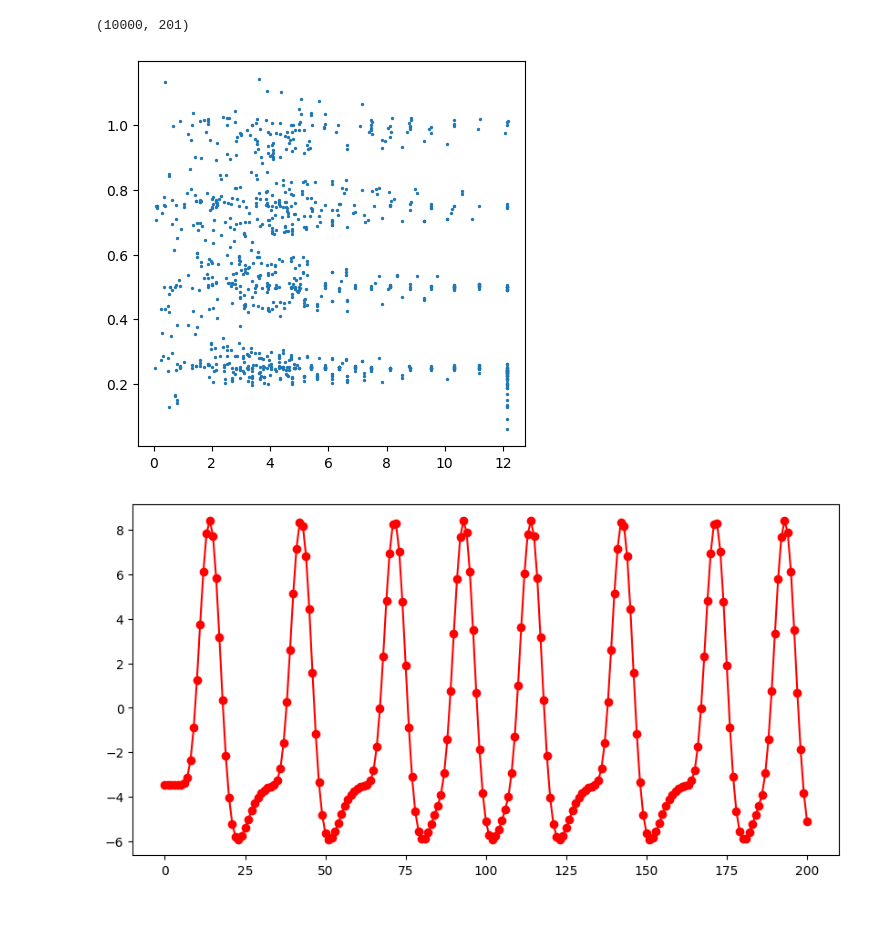
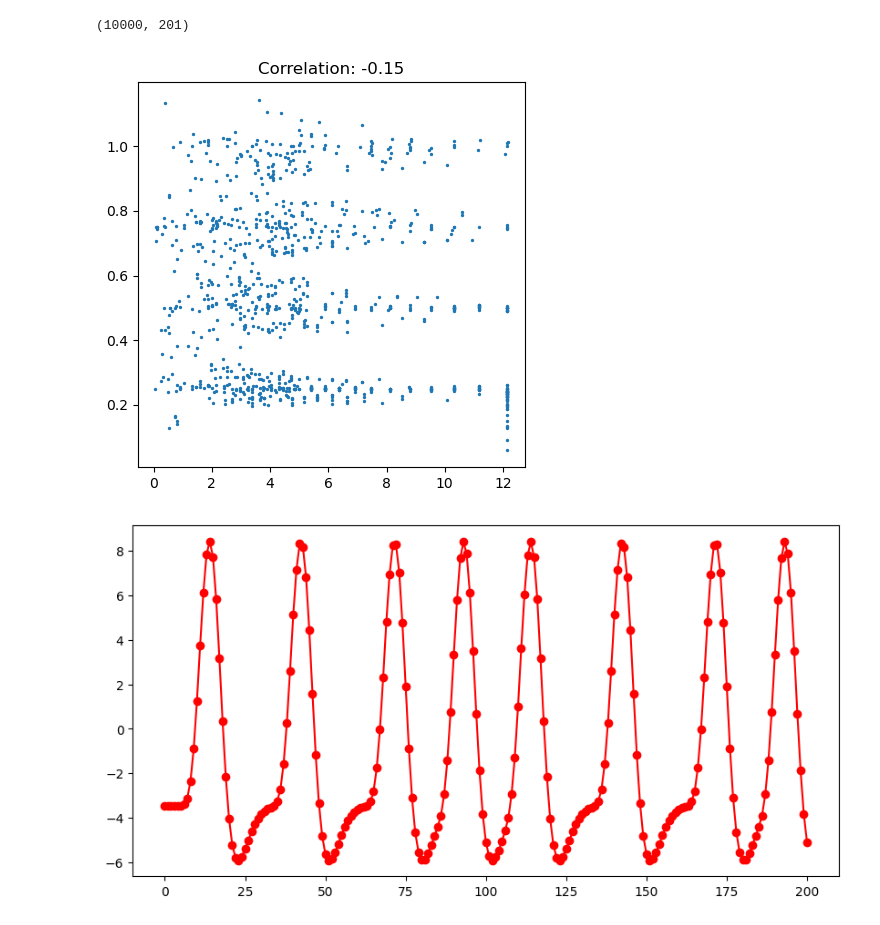
Before and after one commit to clayspacelab/popeye_model_fit, a Jupyter notebook: old/exploring_optimizers.ipynb, the cells around one changed output. Drawn from its saved outputs; the diff is of its cells as text; code cells hidden in the pictures.

```diff
--- a/exploring_optimizers.ipynb
+++ b/old/exploring_optimizers.ipynb
@@ -39,11 +39,15 @@ trueData.shape
 (10000, 201)
 # %%
 plt.figure(figsize=(5, 5))
+
+# Compute correlation
+corr = np.corrcoef(fitData[:, :, :, 3].flatten(), fitData[:, :, :, 4].flatten())[0, 1]
+plt.title(f'Correlation: {corr:.2f}')
 plt.scatter(fitData[:, :, :, 3], fitData[:, :, :, 4], s=2)
 # plt.scatter(trueData['params_vox'])
 plt.show()
 # %% [output]
-[figure, old version]
+[figure, new version]
 # %%
 # viewing_distance = 38.0
 # screen_width = 25.0
```
Also changed, not shown: 8 other files.
